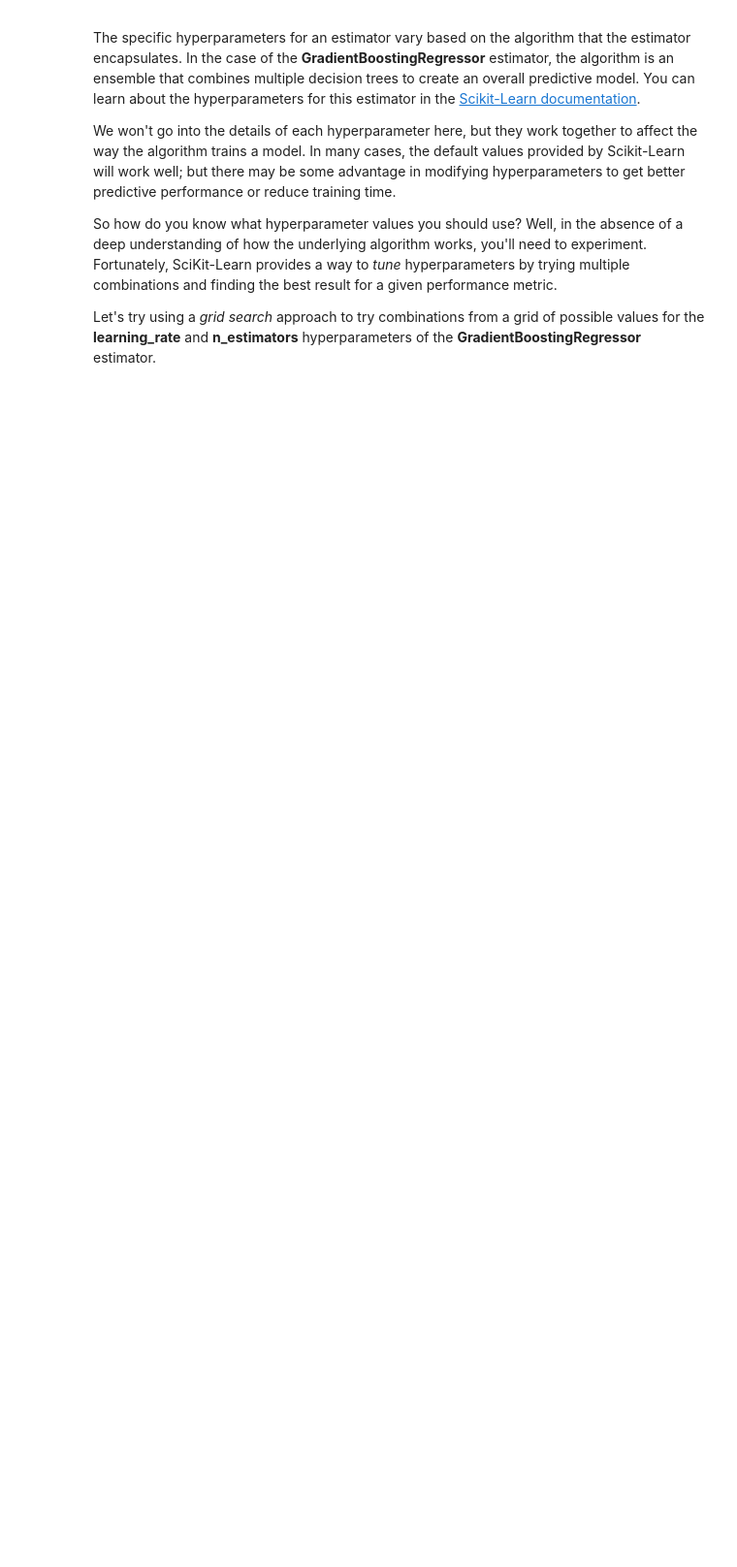
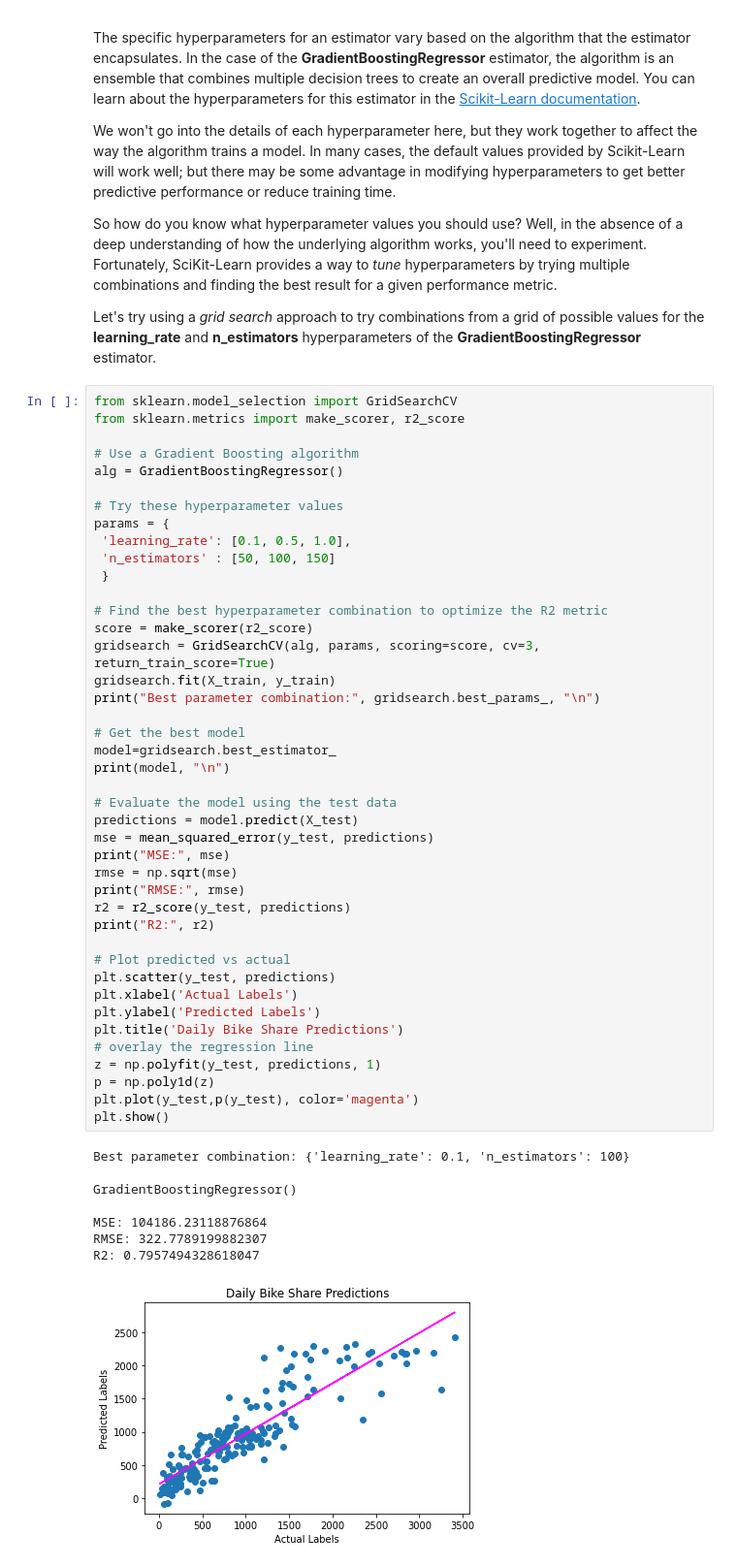
Before and after one commit to Aduzona/Machine_Learning, a Jupyter notebook: 7_Train_and_evaluate_regression_models/7_Optimize_and_save_models.ipynb, the cells around one changed output. Shown: that part at 97% size. Saved outputs shown, nothing was run; the diff lists cells and outputs as text; blank space fills up the shorter version.

Commit message:
Optimize and save model

```diff
--- a/7_Train_and_evaluate_regression_models/7_Optimize_and_save_models.ipynb
+++ b/7_Train_and_evaluate_regression_models/7_Optimize_and_save_models.ipynb
@@ -103,3 +103,54 @@ We won't go into the details of each hyperparameter here, but they work together
 So how do you know what hyperparameter values you should use? Well, in the absence of a deep understanding of how the underlying algorithm works, you'll need to experiment. Fortunately, SciKit-Learn provides a way to *tune* hyperparameters by trying multiple combinations and finding the best result for a given performance metric.
 
 Let's try using a *grid search* approach to try combinations from a grid of possible values for the **learning_rate** and **n_estimators** hyperparameters of the **GradientBoostingRegressor** estimator.
+# %%
+from sklearn.model_selection import GridSearchCV
+from sklearn.metrics import make_scorer, r2_score
+
+# Use a Gradient Boosting algorithm
+alg = GradientBoostingRegressor()
+
+# Try these hyperparameter values
+params = {
+ 'learning_rate': [0.1, 0.5, 1.0],
+ 'n_estimators' : [50, 100, 150]
+ }
+
+# Find the best hyperparameter combination to optimize the R2 metric
+score = make_scorer(r2_score)
+gridsearch = GridSearchCV(alg, params, scoring=score, cv=3, return_train_score=True)
+gridsearch.fit(X_train, y_train)
+print("Best parameter combination:", gridsearch.best_params_, "\n")
+
+# Get the best model
+model=gridsearch.best_estimator_
+print(model, "\n")
+
+# Evaluate the model using the test data
+predictions = model.predict(X_test)
+mse = mean_squared_error(y_test, predictions)
+print("MSE:", mse)
+rmse = np.sqrt(mse)
+print("RMSE:", rmse)
+r2 = r2_score(y_test, predictions)
+print("R2:", r2)
+
+# Plot predicted vs actual
+plt.scatter(y_test, predictions)
+plt.xlabel('Actual Labels')
+plt.ylabel('Predicted Labels')
+plt.title('Daily Bike Share Predictions')
+# overlay the regression line
+z = np.polyfit(y_test, predictions, 1)
+p = np.poly1d(z)
+plt.plot(y_test,p(y_test), color='magenta')
+plt.show()
+# %% [output]
+Best parameter combination: {'learning_rate': 0.1, 'n_estimators': 100}
+
+GradientBoostingRegressor()
+
+MSE: 104186.23118876864
+RMSE: 322.7789199882307
+R2: 0.7957494328618047
+[figure, added]
```
Also changed, not shown: parts of 19 cells of this notebook, 4 other files.
